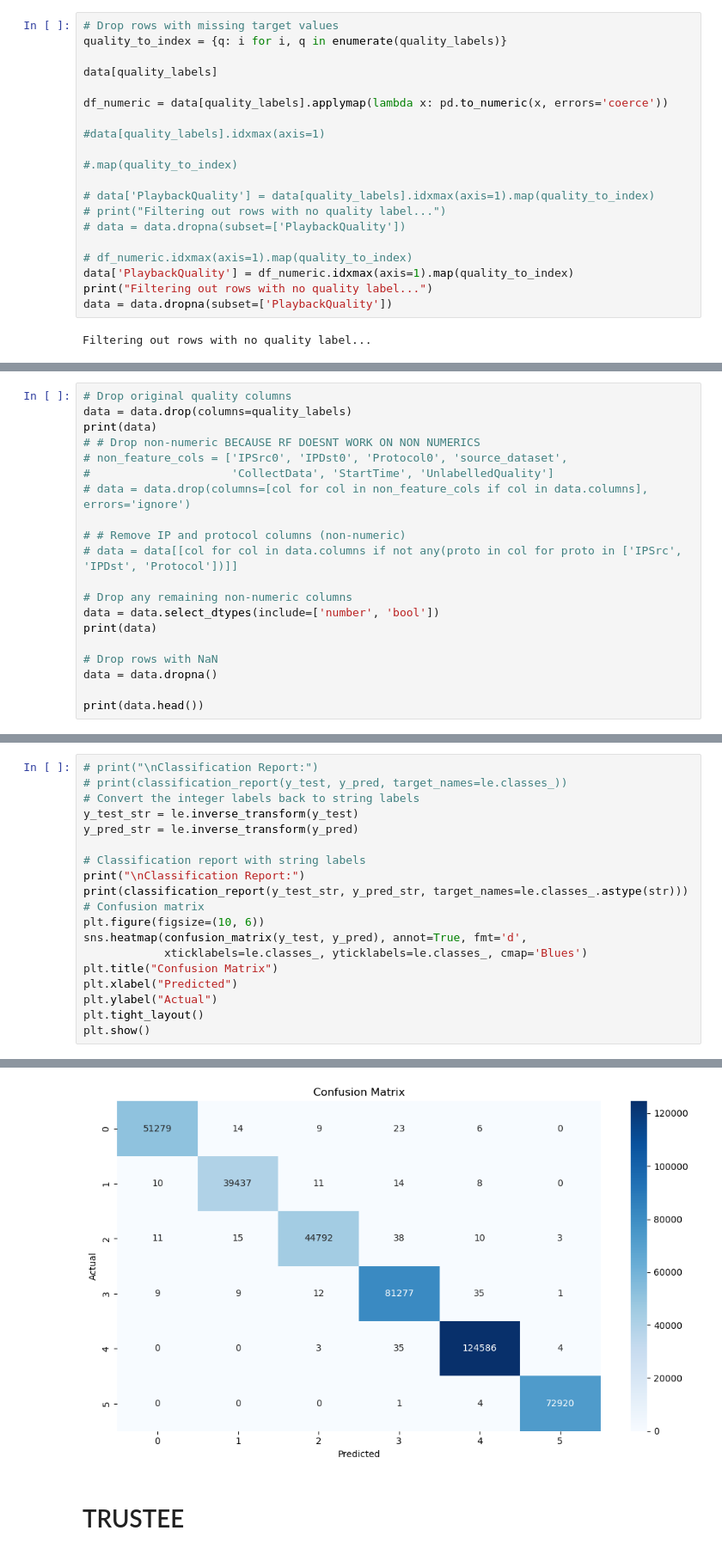
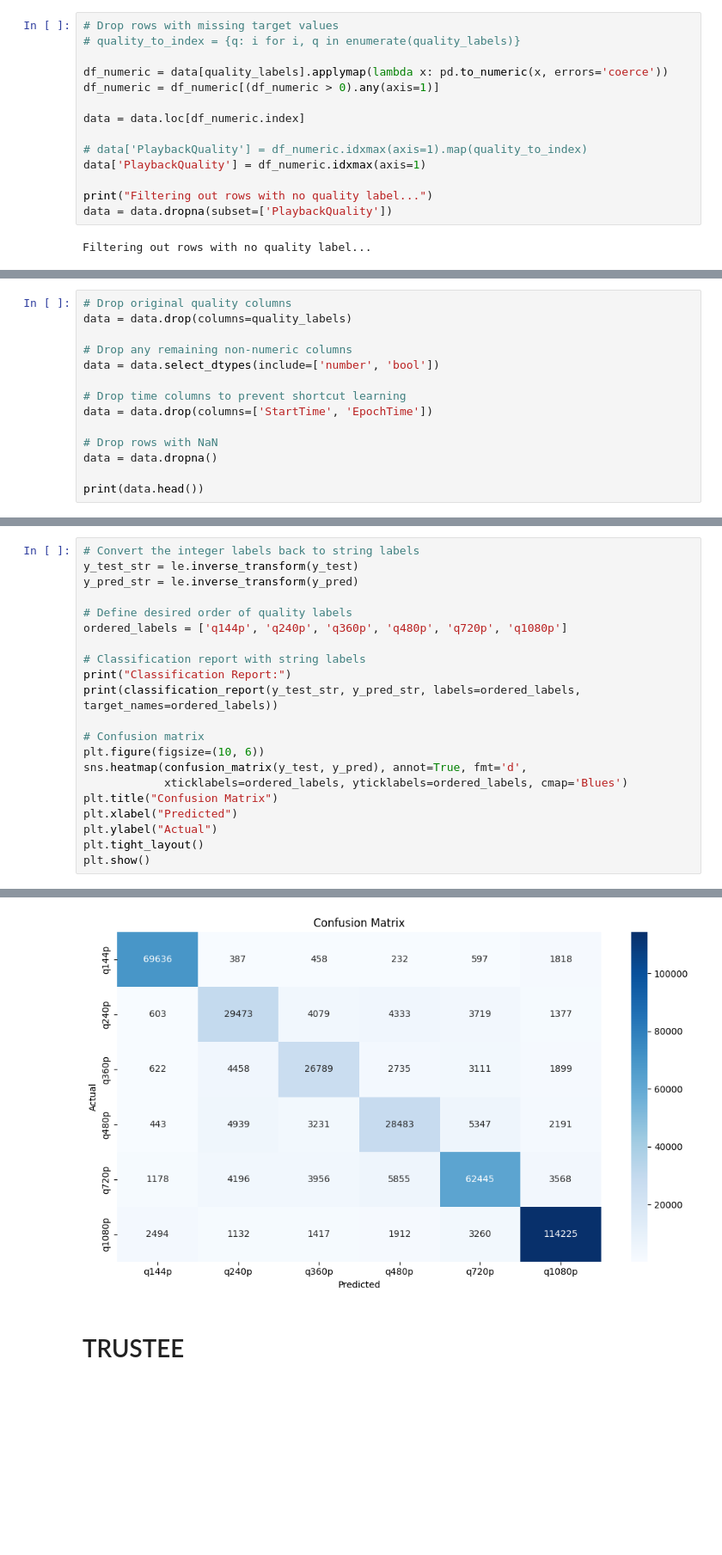
Before and after one commit to huangderful/293N-YT-ABR-Prediction, a Jupyter notebook: REQUET_COMPLETE_PIPELINE.ipynb, the cells around one changed output, grey strips where cells are left out. Shown at 86% size. Saved outputs shown, nothing was run; the diff lists cells and outputs as text; blank space fills up the shorter version.

```diff
--- a/REQUET_COMPLETE_PIPELINE.ipynb
+++ b/REQUET_COMPLETE_PIPELINE.ipynb
@@ -66,21 +49,15 @@ Index(['RelativeTime', 'PacketsSent', 'PacketsReceived', 'BytesSent',
 # %%
 # Drop rows with missing target values
-quality_to_index = {q: i for i, q in enumerate(quality_labels)}
-
-data[quality_labels]
+# quality_to_index = {q: i for i, q in enumerate(quality_labels)}
 
 df_numeric = data[quality_labels].applymap(lambda x: pd.to_numeric(x, errors='coerce'))
+df_numeric = df_numeric[(df_numeric > 0).any(axis=1)]
 
-#data[quality_labels].idxmax(axis=1)
+data = data.loc[df_numeric.index]
 
-#.map(quality_to_index)
+# data['PlaybackQuality'] = df_numeric.idxmax(axis=1).map(quality_to_index)
+data['PlaybackQuality'] = df_numeric.idxmax(axis=1)
 
-# data['PlaybackQuality'] = data[quality_labels].idxmax(axis=1).map(quality_to_index)
-# print("Filtering out rows with no quality label...")
-# data = data.dropna(subset=['PlaybackQuality'])
-
-# df_numeric.idxmax(axis=1).map(quality_to_index)
-data['PlaybackQuality'] = df_numeric.idxmax(axis=1).map(quality_to_index)
 print("Filtering out rows with no quality label...")
 data = data.dropna(subset=['PlaybackQuality'])
 # %% [output]
@@ -127,18 +107,12 @@ print(data)
 # %%
 # Drop original quality columns
 data = data.drop(columns=quality_labels)
-print(data)
-# # Drop non-numeric BECAUSE RF DOESNT WORK ON NON NUMERICS
-# non_feature_cols = ['IPSrc0', 'IPDst0', 'Protocol0', 'source_dataset',
-#                     'CollectData', 'StartTime', 'UnlabelledQuality']
-# data = data.drop(columns=[col for col in non_feature_cols if col in data.columns], errors='ignore')
-
-# # Remove IP and protocol columns (non-numeric)
-# data = data[[col for col in data.columns if not any(proto in col for proto in ['IPSrc', 'IPDst', 'Protocol'])]]
 
 # Drop any remaining non-numeric columns
 data = data.select_dtypes(include=['number', 'bool'])
-print(data)
+
+# Drop time columns to prevent shortcut learning
+data = data.drop(columns=['StartTime', 'EpochTime'])
 
 # Drop rows with NaN
 data = data.dropna()
@@ -210,19 +183,21 @@ Splitting into training and test sets...
 Training Random Forest Classifier...
 Evaluating model...
 # %%
-# print("\nClassification Report:")
-# print(classification_report(y_test, y_pred, target_names=le.classes_))
 # Convert the integer labels back to string labels
 y_test_str = le.inverse_transform(y_test)
 y_pred_str = le.inverse_transform(y_pred)
 
+# Define desired order of quality labels
+ordered_labels = ['q144p', 'q240p', 'q360p', 'q480p', 'q720p', 'q1080p']
+
 # Classification report with string labels
-print("\nClassification Report:")
-print(classification_report(y_test_str, y_pred_str, target_names=le.classes_.astype(str)))
+print("Classification Report:")
+print(classification_report(y_test_str, y_pred_str, labels=ordered_labels, target_names=ordered_labels))
+
 # Confusion matrix
 plt.figure(figsize=(10, 6))
 sns.heatmap(confusion_matrix(y_test, y_pred), annot=True, fmt='d',
-            xticklabels=le.classes_, yticklabels=le.classes_, cmap='Blues')
+            xticklabels=ordered_labels, yticklabels=ordered_labels, cmap='Blues')
 plt.title("Confusion Matrix")
 plt.xlabel("Predicted")
 plt.ylabel("Actual")
@@ -245,4 +220,4 @@ weighted avg       1.00      1.00      1.00    414576
-[figure, old version]
+[figure, new version]
 # %% [markdown]
 # TRUSTEE
 # %%
```
Also changed, not shown: parts of 19 cells of this notebook.
